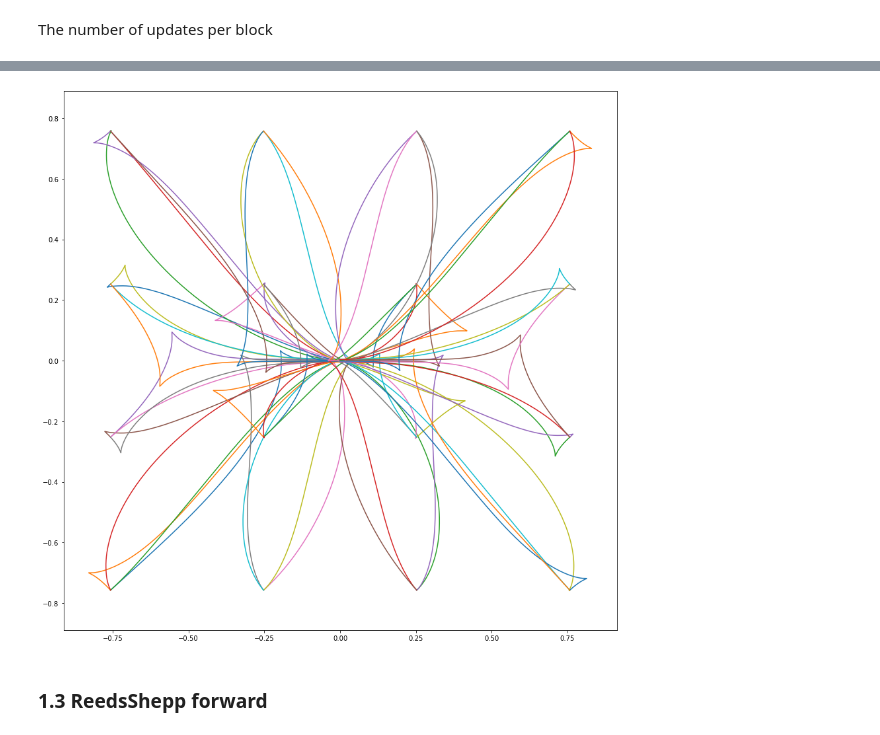
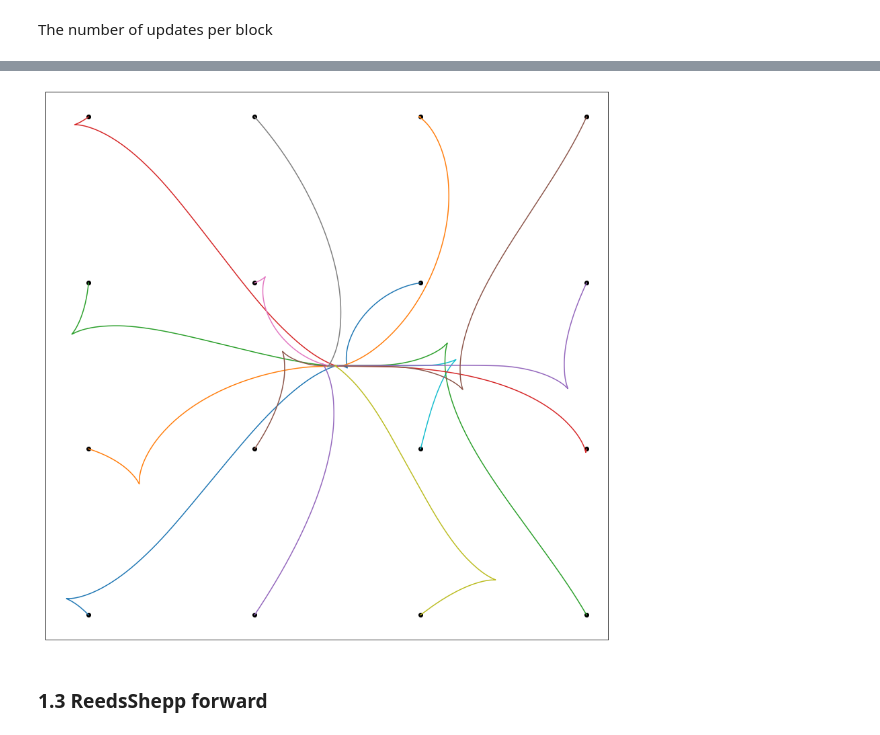
Before and after one commit to Mirebeau/AdaptiveGridDiscretizations_showcase, a Jupyter notebook: Notebooks_Repro/Curvature_GPU.ipynb, the cells around one changed output, grey strips where cells are left out. Saved outputs shown, nothing was run; the diff lists cells and outputs as text; code cells hidden in the pictures.

```diff
--- a/Notebooks_Repro/Curvature_GPU.ipynb
+++ b/Notebooks_Repro/Curvature_GPU.ipynb
@@ -159,8 +192,7 @@ array( 9.95)
-# %%
-plt.figure(figsize=[15,15])
-plt.axis('equal')
-for geo in gpuOut['geodesics']: plt.plot(geo[0],geo[1])
-# %% [output]
-[figure, removed]
+# %%
+fig=show()
+savefig(fig,"ReedsShepp.png")
+# %% [output]
+[figure, added]
 # %% [markdown]
 ### 1.3 ReedsShepp forward
```
Also changed, not shown: parts of 26 cells of this notebook, 53 other files.
